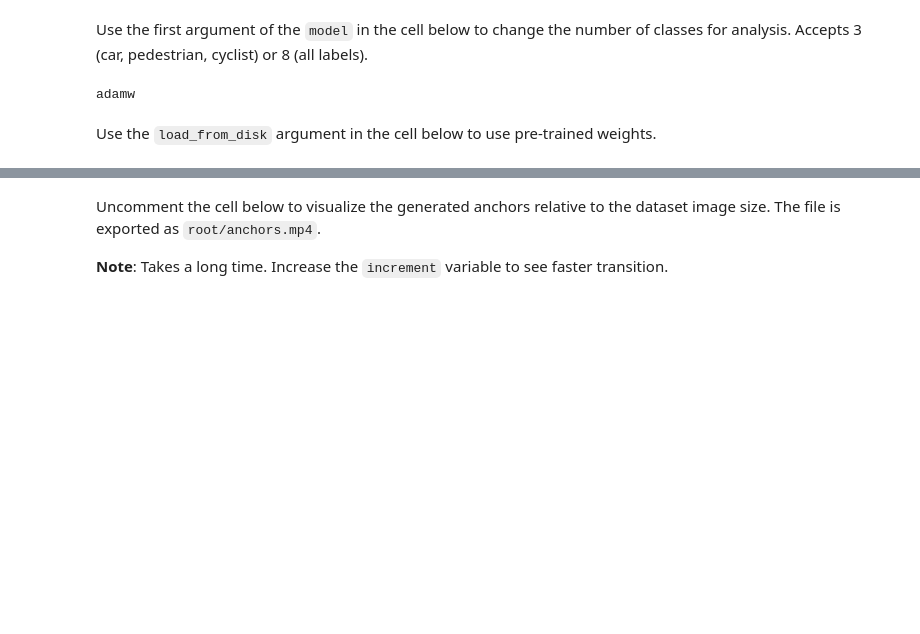
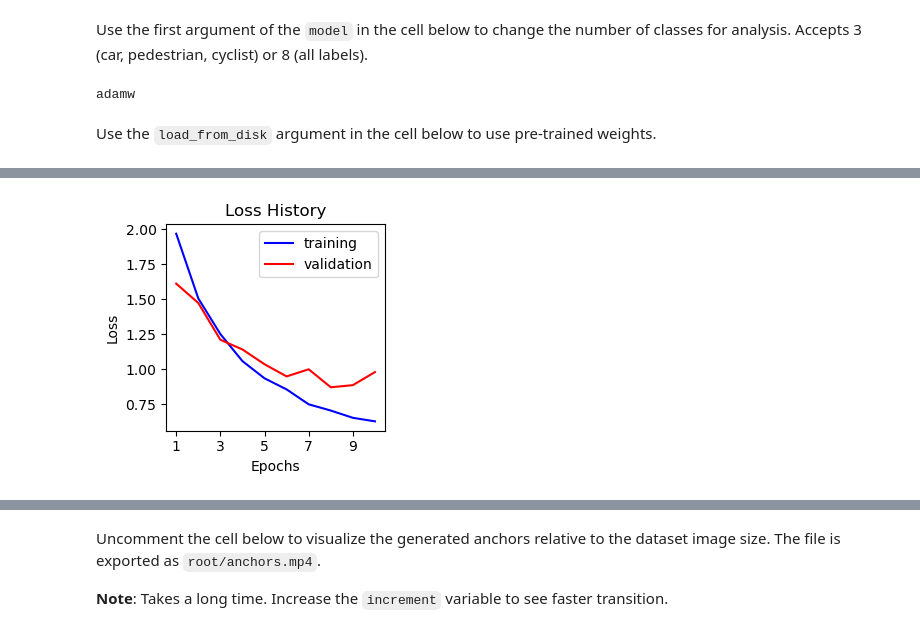
Before and after one commit to ShuvoNewaz/2D-Object-Detection-KITTI, a Jupyter notebook: notebook.ipynb, the cells around one changed output, grey strips where cells are left out. Cells and saved outputs as stored; diff of their text form; code cells hidden in the pictures; blank space fills up the shorter version.

```diff
--- a/notebook.ipynb
+++ b/notebook.ipynb
@@ -47,3 +52,3 @@ Use the `load_from_disk` argument in the cell below to use pre-trained weights.
 # %%
-# num_epochs = 20
-# runner.run_training_loop(num_epochs)
+num_epochs = 10
+runner.run_training_loop(num_epochs)
@@ -50,19 +73,15 @@ Use the `load_from_disk` argument in the cell below to use pre-trained weights.
 # %%
-# plt.figure(figsize=(6, 3))
-# plt.subplot(1, 2, 1)
-# plot_history(runner.train_map_history,
-#         runner.validation_map_history,
-#         "Mean Average Precision (MAP)",
-#         "MAP History",
-#         num_epochs // 10)
-# plt.subplot(1, 2, 2)
-# plot_history(runner.train_loss_history,
-#         runner.validation_loss_history,
-#         "Loss",
-#         "Loss History",
-#         num_epochs // 10)
-# plt.tight_layout()
-# plt.show()
+interval = max(1, num_epochs // 5)
+plt.figure(figsize=(3, 3))
+plot_history(runner.train_loss_history,
+        runner.validation_loss_history,
+        "Loss",
+        "Loss History",
+        interval)
+plt.tight_layout()
+plt.show()
+# %% [output]
+[figure, added]
 # %%
 test_dataset = ImageLoader("dataset", "validation", model.num_classes, get_test_transforms())
 test_loader = DataLoader(test_dataset, batch_size=8, shuffle=True, collate_fn=kitti_collate_fn)
```
Also changed, not shown: parts of 3 cells of this notebook, 4 other files.
